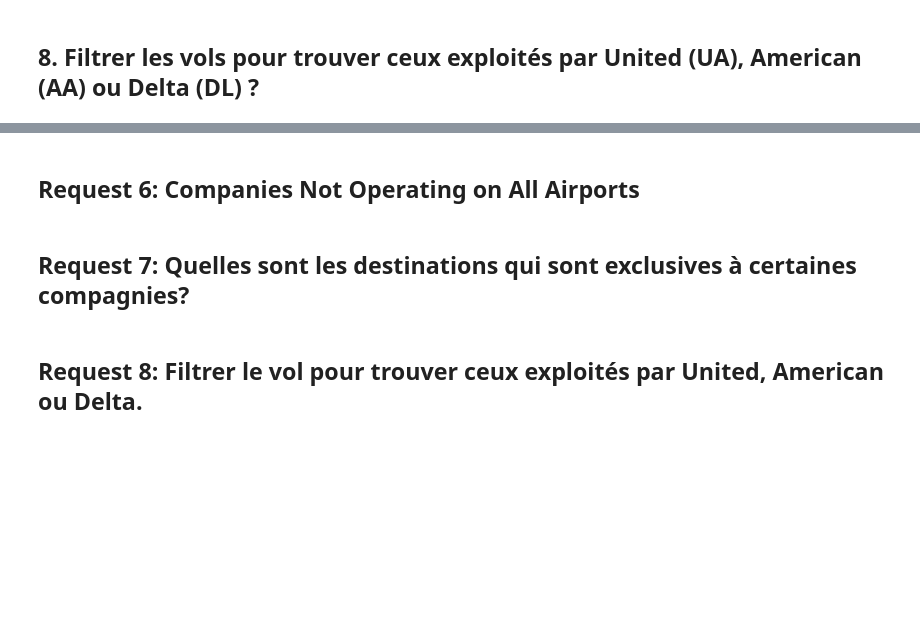
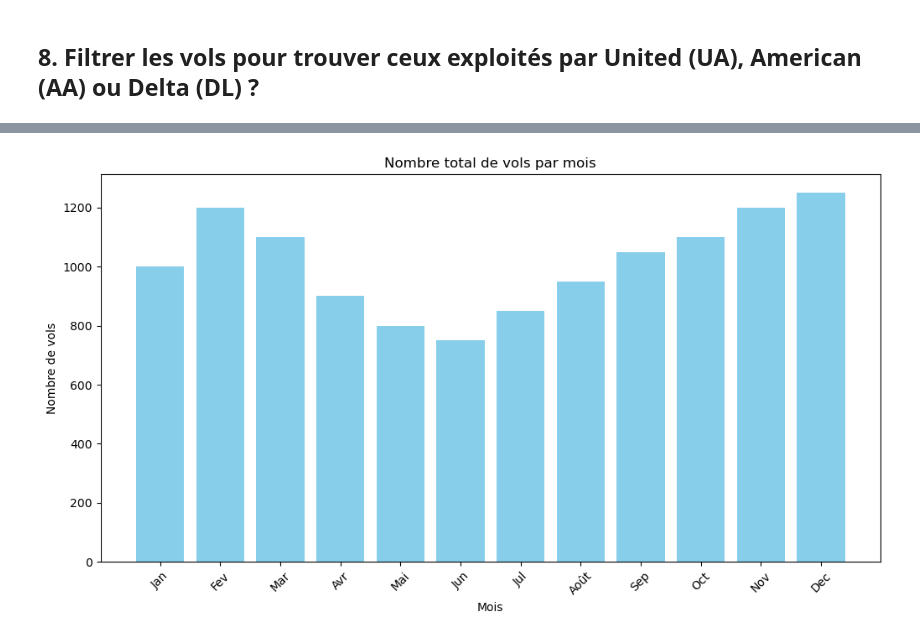
Before and after one commit to arnaudlagarde/Flight-Data-Analysis, a Jupyter notebook: notebooks/Flight_Data_Analysis.ipynb, the cells around one changed output, grey strips where cells are left out. Drawn from its saved outputs; the diff is of its cells as text; code cells hidden in the pictures; blank space fills up the shorter version.

```diff
--- a/notebooks/Flight_Data_Analysis.ipynb
+++ b/notebooks/Flight_Data_Analysis.ipynb
@@ -285,2 +470,0 @@ sorted_flights.show()
-# %% [markdown]
-## Request 6: Companies Not Operating on All Airports
@@ -309,4 +471,16 @@ airlines_all_destinations.show()
-# %% [markdown]
-## Request 7: Quelles sont les destinations qui sont exclusives à certaines compagnies?
-# %% [markdown]
-## Request 8: Filtrer le vol pour trouver ceux exploités par United, American ou Delta.
+# %%
+import matplotlib.pyplot as plt
+
+# Données de démonstration
+months = ["Jan", "Fev", "Mar", "Avr", "Mai", "Jun", "Jul", "Août", "Sep", "Oct", "Nov", "Dec"]
+flight_counts = [1000, 1200, 1100, 900, 800, 750, 850, 950, 1050, 1100, 1200, 1250]
+
+plt.figure(figsize=(12, 6))
+plt.bar(months, flight_counts, color='skyblue')
+plt.xlabel("Mois")
+plt.ylabel("Nombre de vols")
+plt.title("Nombre total de vols par mois")
+plt.xticks(rotation=45)
+plt.show()
+# %% [output]
+[figure, added]
```
Also changed, not shown: parts of 37 cells of this notebook.
